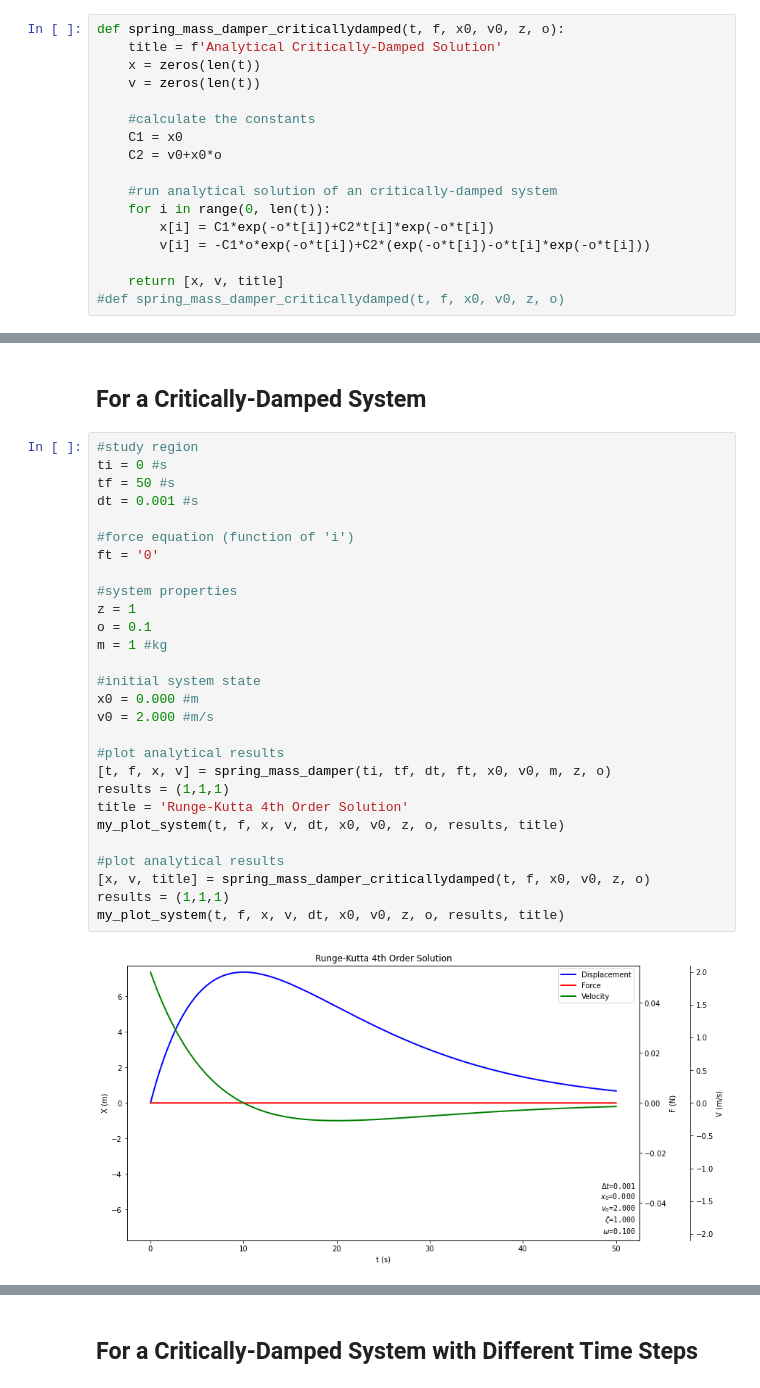
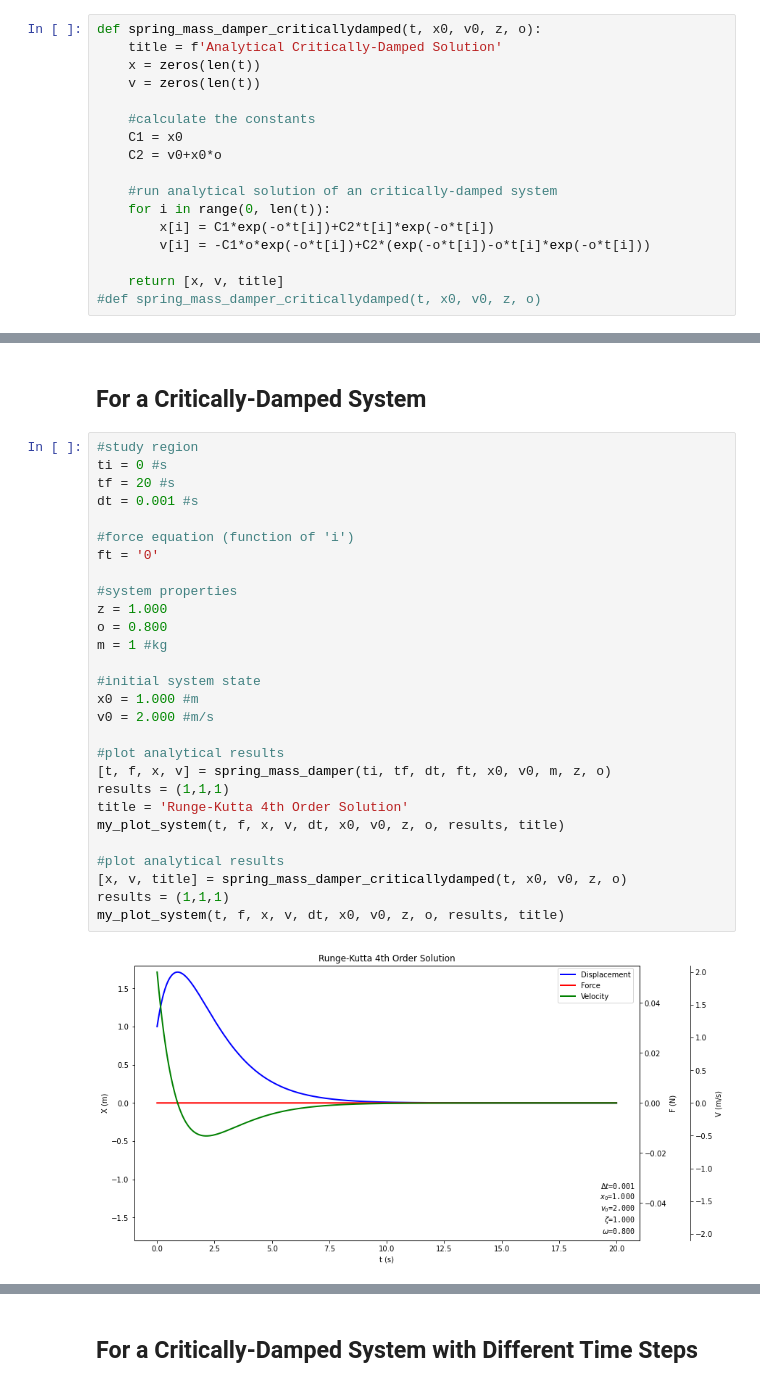
Before and after one commit to Johnathonadon/ENGR3703-Computational-Methods-, a Jupyter notebook: Johnathan_Weir_engr3703_fall2021_project.ipynb, the cells around one changed output, grey strips where cells are left out. Cells and saved outputs as stored; diff of their text form.

```diff
--- a/Johnathan_Weir_engr3703_fall2021_project.ipynb
+++ b/Johnathan_Weir_engr3703_fall2021_project.ipynb
@@ -155,7 +233,7 @@ $\large C_1 = x_0$
 
 $\large C_2 = v_0 + x_0 \omega_n$
 # %%
-def spring_mass_damper_criticallydamped(t, f, x0, v0, z, o):
+def spring_mass_damper_criticallydamped(t, x0, v0, z, o):
     title = f'Analytical Critically-Damped Solution'
     x = zeros(len(t))
     v = zeros(len(t))
@@ -170,7 +248,7 @@ def spring_mass_damper_criticallydamped(t, f, x0, v0, z, o):
         v[i] = -C1*o*exp(-o*t[i])+C2*(exp(-o*t[i])-o*t[i]*exp(-o*t[i]))
 
     return [x, v, title]
-#def spring_mass_damper_criticallydamped(t, f, x0, v0, z, o)
+#def spring_mass_damper_criticallydamped(t, x0, v0, z, o)
 # %% [markdown]
 # Analytical Under-Damped Function
 
@@ -445,30 +597,30 @@ time_step_size(ti, tf, dts, ft, x0, v0, m, z, o, damped)
 # %%
 #study region
 ti = 0 #s
-tf = 50 #s
+tf = 20 #s
 dt = 0.001 #s
 
 #force equation (function of 'i')
 ft = '0'
 
 #system properties
-z = 1
-o = 0.1
+z = 1.000
+o = 0.800
 m = 1 #kg
 
 #initial system state
-x0 = 0.000 #m
+x0 = 1.000 #m
 v0 = 2.000 #m/s
 
 #plot analytical results
 [t, f, x, v] = spring_mass_damper(ti, tf, dt, ft, x0, v0, m, z, o)
 results = (1,1,1)
 title = 'Runge-Kutta 4th Order Solution'
 my_plot_system(t, f, x, v, dt, x0, v0, z, o, results, title)
 
 #plot analytical results
-[x, v, title] = spring_mass_damper_criticallydamped(t, f, x0, v0, z, o)
+[x, v, title] = spring_mass_damper_criticallydamped(t, x0, v0, z, o)
 results = (1,1,1)
 my_plot_system(t, f, x, v, dt, x0, v0, z, o, results, title)
 # %% [output]
-[figure, old version]
+[figure, new version]
```
Also changed, not shown: parts of 17 cells of this notebook.
